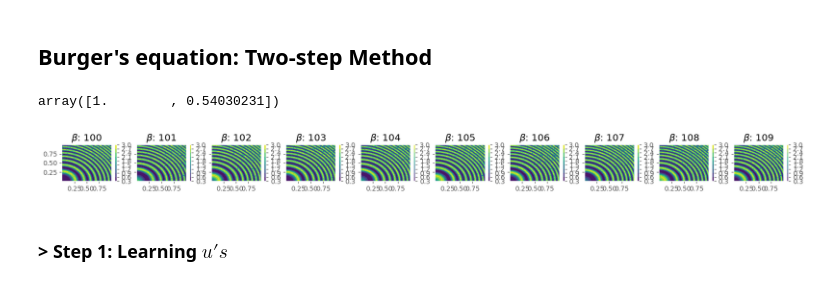
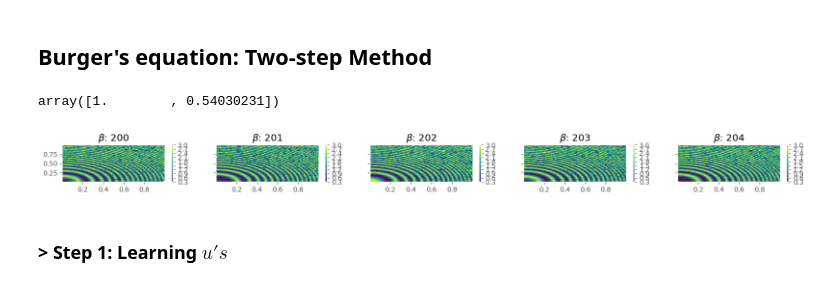
Before and after one commit to TADSGroup/kernelequationlearning, a Jupyter notebook: examples/Darcy/two_step.ipynb, the cells around one changed output. Drawn from its saved outputs; the diff is of its cells as text; code cells hidden in the pictures.

```diff
--- a/examples/Darcy/two_step.ipynb
+++ b/examples/Darcy/two_step.ipynb
@@ -42,15 +42,15 @@ def ustar(x1,x2,beta):
     return np.exp(np.sin(beta*(np.cos(x1) + np.cos(x2))))
 # %%
 num = 10000
-beta = np.arange(100,110,1)
+beta = np.arange(200,205,1)
 pts = np.random.uniform(low=[0,0],high=[1,1],size=[num,2])
 fig, ax = plt.subplots(figsize = (20,1), ncols = beta.size, nrows = 1, sharey = True)
 for i in range(beta.size):
     axi = ax[i].tricontourf(pts[:,0],pts[:,1], ustar(pts[:,0],pts[:,1],beta[i]))
     plt.colorbar(axi, ax = ax[i])
     ax[i].set_title(r'$\beta$: {}'.format(beta[i]))
 # %% [output]
-[figure, old version]
+[figure, new version]
 # %% [markdown]
 ### > Step 1: Learning $u's$
 # %%
```
